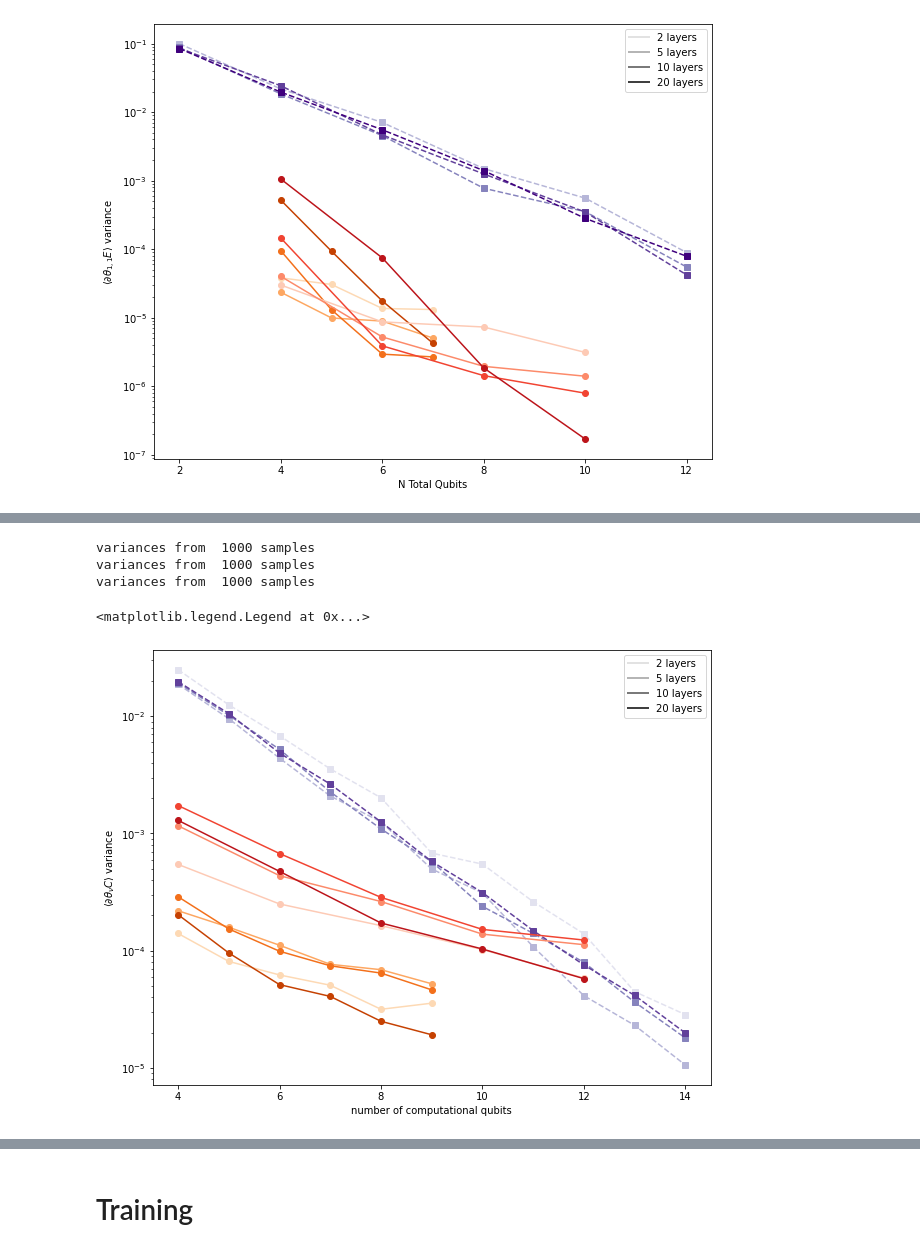
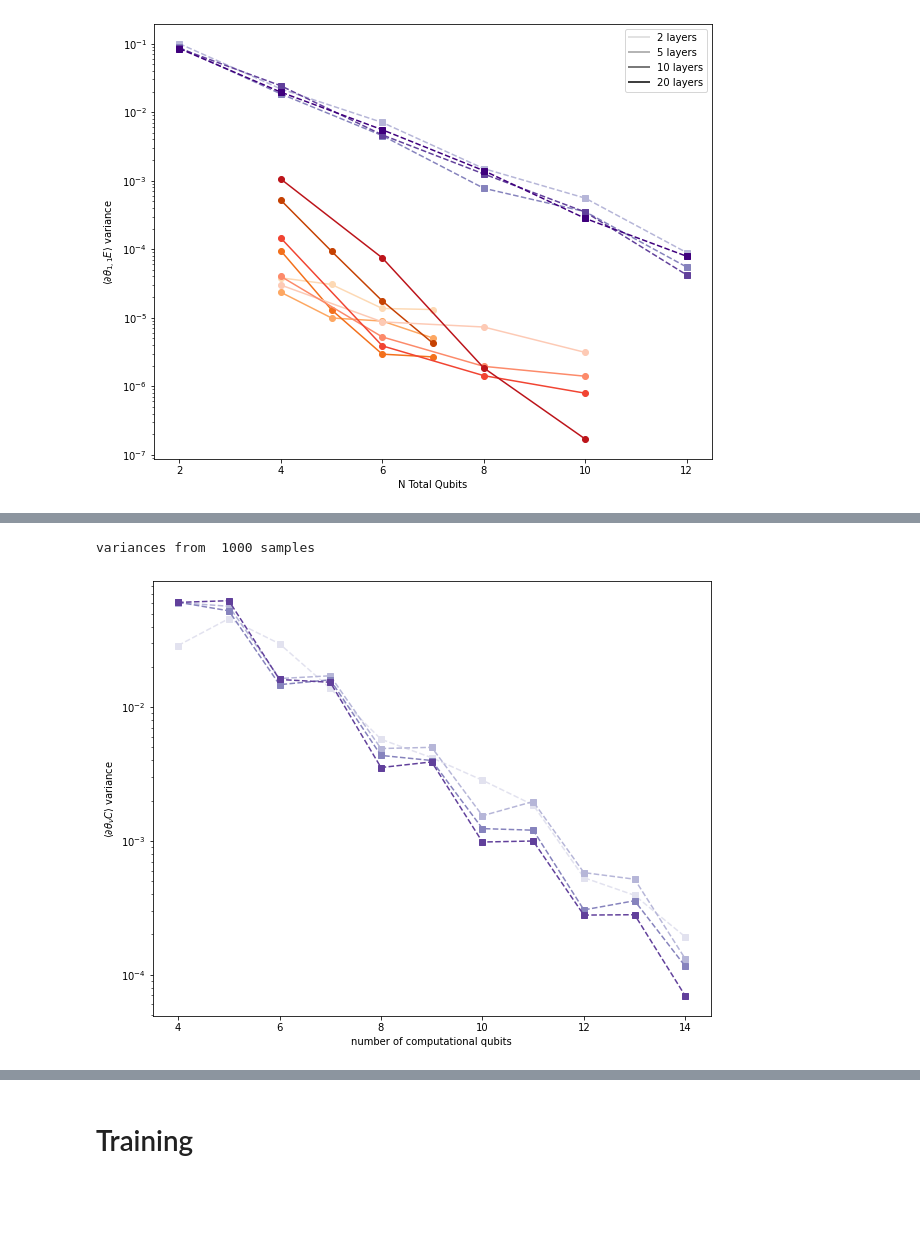
Before and after one commit to SimonCichy/barren-gadgets, a Jupyter notebook: plotting/relevant_results_new_gadgets.ipynb, the cells around one changed output, grey strips where cells are left out. Saved outputs shown, nothing was run; the diff lists cells and outputs as text; code cells hidden in the pictures; blank space fills up the shorter version.

Commit message:
Cleaning up
Moving the gadget_plots script to obsolete and updating the relevant_results notebooks to run still

```diff
--- a/plotting/relevant_results_new_gadgets.ipynb
+++ b/plotting/relevant_results_new_gadgets.ipynb
@@ -79,7 +83,7 @@ ax.legend(custom_lines, ['{} layers'.format(num_layers) for num_layers in layers
 <matplotlib.legend.Legend at 0x...>
 [figure]
 # %%
-def get_vars_for_plot(file, max_qubit=np.inf):
+def get_vars_for_plot(file, max_qubit=np.inf, gradient_type='first'):
     data = np.load(file, allow_pickle=True)
     qubits_list = data['computational_qubits'][:len(data['widths_list'])]
     layers_list = data['layers_list']
@@ -95,9 +99,15 @@ def get_vars_for_plot(file, max_qubit=np.inf):
         for nl, depth in enumerate(layers_list):
             full_gradient = np.array(gradients_dict[(width, depth)])
             param_count = np.prod(np.shape(full_gradient[1:]))
-            # variances_list[nl].append(np.var(np.sum(np.abs(full_gradient), axis=(1,2))) / param_count)
-            # variances_list[nl].append(np.var(np.linalg.norm(full_gradient, 'fro', axis=(1,2))) / np.sqrt(param_count))
-            # variances_list[nl].append(np.var(full_gradient[:, 0, -1]))
-            variances_list[nl].append(np.var(full_gradient[:, 0, width-1]))
+            if gradient_type == 'one norm':
+                variances_list[nl].append(np.var(np.sum(np.abs(full_gradient), axis=(1,2))) / param_count)
+            if gradient_type == 'two norm':
+                variances_list[nl].append(np.var(np.linalg.norm(full_gradient, 'fro', axis=(1,2))) / np.sqrt(param_count))
+            if gradient_type == 'first':
+                variances_list[nl].append(np.var(full_gradient[:, 0, 0]))
+            if gradient_type == 'last comp':
+                variances_list[nl].append(np.var(full_gradient[:, 0, width-1]))
+            if gradient_type == 'half':
+                variances_list[nl].append(np.var(full_gradient[:, 0, int(np.floor(width/2))]))
     print('variances from {:5d} samples'.format(np.shape(full_gradient)[0]))
     return widths_range, norms_list, variances_list
@@ -104,35 +180,32 @@ def get_vars_for_plot(file, max_qubit=np.inf):
 # %%
-file_comp = data_folder + 'gradients/220711_qmio/gradients_nr0002.npz'
-file_gad3 = data_folder + 'gradients/220725_euler/gradients_nr0002_merge.npz'
-file_gad4 = data_folder + 'gradients/220728_euler/gradients_nr0001_merge.npz'
+file_comp = data_folder + 'gradients/220801/gradients_nr0001.npz'
+# file_gad3 = data_folder + 'gradients/220725_euler/gradients_nr0002_merge.npz'
+# file_gad4 = data_folder + 'gradients/220728_euler/gradients_nr0001_merge.npz'
 
 plt.rcParams["figure.figsize"] = 10, 8
 fig, ax = plt.subplots(num=2, clear=True)
 
-qubits_list, norms_list, variances_list = get_vars_for_plot(file_comp)
+qubits_list, norms_list, variances_list = get_vars_for_plot(file_comp, gradient_type='half')
 for line in range(len(variances_list)):
     normalized_variances = variances_list[line]/norms_list**2
     ax.semilogy(qubits_list, normalized_variances, "--s", c=colours[0][line])
 
-qubits_list, norms_list, variances_list = get_vars_for_plot(file_gad3)
-for line in range(len(variances_list)):
-    normalized_variances = variances_list[line]/norms_list**2
-    ax.semilogy(qubits_list, normalized_variances, "-o", c=colours[2][line])
+# qubits_list, norms_list, variances_list = get_vars_for_plot(file_gad3)
+# for line in range(len(variances_list)):
+#     normalized_variances = variances_list[line]/norms_list**2
+#     ax.semilogy(qubits_list, normalized_variances, "-o", c=colours[2][line])
 
-qubits_list, norms_list, variances_list = get_vars_for_plot(file_gad4)
-for line in range(len(variances_list)):
-    normalized_variances = variances_list[line]/norms_list**2
-    ax.semilogy(qubits_list, normalized_variances, "-o", c=colours[3][line])
+# qubits_list, norms_list, variances_list = get_vars_for_plot(file_gad4)
+# for line in range(len(variances_list)):
+#     normalized_variances = variances_list[line]/norms_list**2
+#     ax.semilogy(qubits_list, normalized_variances, "-o", c=colours[3][line])
 
 ax.set_xlabel(r"number of computational qubits")
 ax.set_ylabel(r"$\langle \partial \theta_{\nu} C\rangle$ variance")
 ax.xaxis.set_major_locator(MaxNLocator(integer=True))
 
-custom_lines = [Line2D([0], [0], color=colours[-1][nl], lw=2) for nl in range(len(layers_list))]
-ax.legend(custom_lines, ['{} layers'.format(num_layers) for num_layers in layers_list])
+# custom_lines = [Line2D([0], [0], color=colours[-1][nl], lw=2) for nl in range(len(layers_list))]
+# ax.legend(custom_lines, ['{} layers'.format(num_layers) for num_layers in layers_list])
 # %% [output]
 variances from  1000 samples
-variances from  1000 samples
-variances from  1000 samples
-<matplotlib.legend.Legend at 0x...>
-[figure, old version]
+[figure, new version]
```
Also changed, not shown: parts of 5 cells of this notebook, 2 other files.
